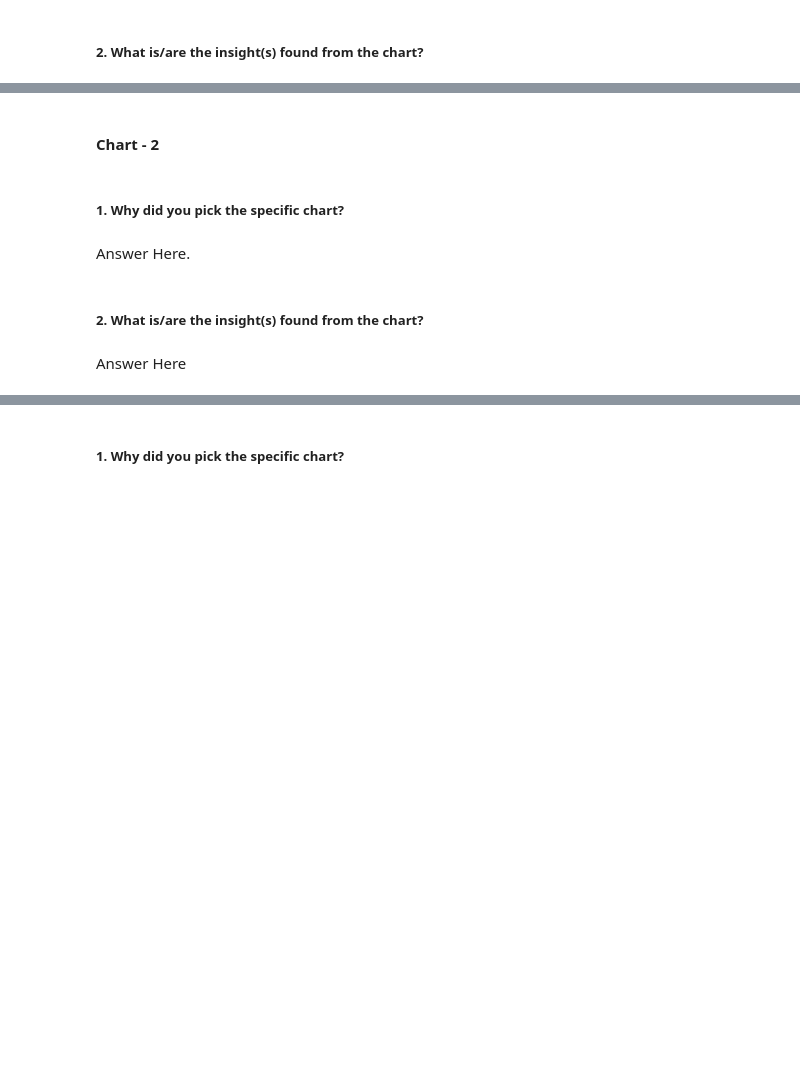
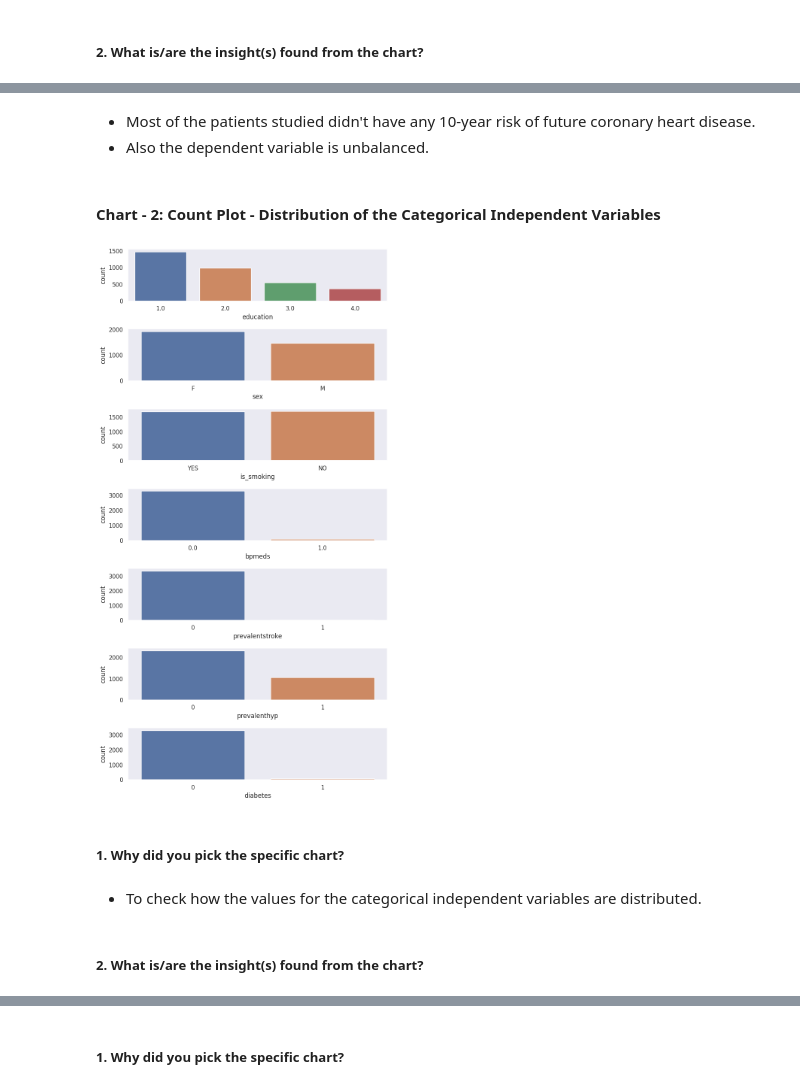
Before and after one commit to dipankarsahu1000/Cardiovascular-Risk-Prediction, a Jupyter notebook: Cardiovascular_Risk_Prediction.ipynb, the cells around one changed output, grey strips where cells are left out. Cells and saved outputs as stored; diff of their text form; code cells hidden in the pictures; blank space fills up the shorter version.

```diff
--- a/Cardiovascular_Risk_Prediction.ipynb
+++ b/Cardiovascular_Risk_Prediction.ipynb
@@ -490,2 +508,0 @@ Answer Here
-# %% [markdown]
-#### Chart - 2
@@ -494,8 +509,25 @@ Answer Here
+# %% [markdown]
+* Most of the patients studied didn't have any 10-year risk of future coronary heart disease.
+* Also the dependent variable is unbalanced.
+# %% [markdown]
+#### Chart - 2: Count Plot - Distribution of the Categorical Independent Variables
+# %%
+# Dropping the dependent variable 'tenyearchd' from the list containing the categorical column names
+cat_columns.remove('tenyearchd')
+# %%
+fig, axes = plt.subplots(len(cat_columns), figsize = (8, 15))
+
+for i in range(len(cat_columns)):
+  axes[i].yaxis.grid()
+  axes[i].set_axisbelow(True)
+  sns.countplot(data = df, x = cat_columns[i], ax = axes[i])
+
+plt.tight_layout()
+# %% [output]
+[figure, added]
 # %% [markdown]
 ##### 1. Why did you pick the specific chart?
-# %% [markdown]
-Answer Here.
+# %% [markdown]
+* To check how the values for the categorical independent variables are distributed.
 # %% [markdown]
 ##### 2. What is/are the insight(s) found from the chart?
-# %% [markdown]
-Answer Here
```
Also changed, not shown: parts of 118 cells of this notebook.
